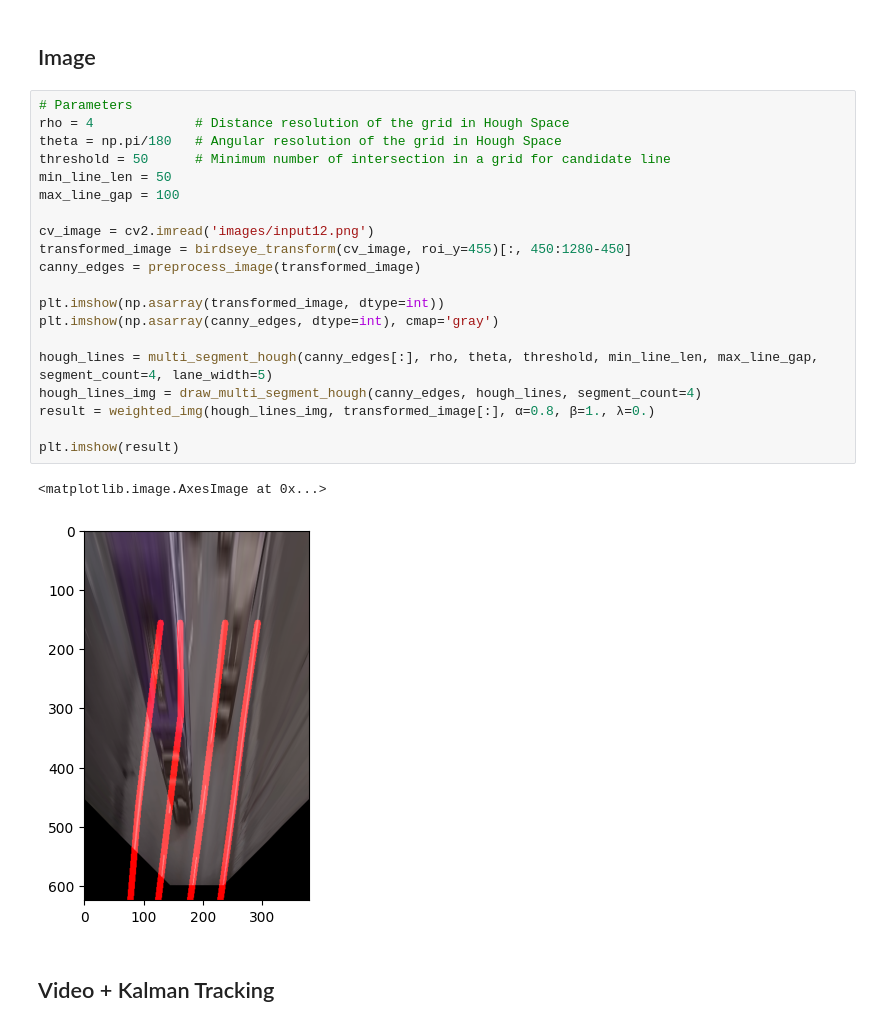
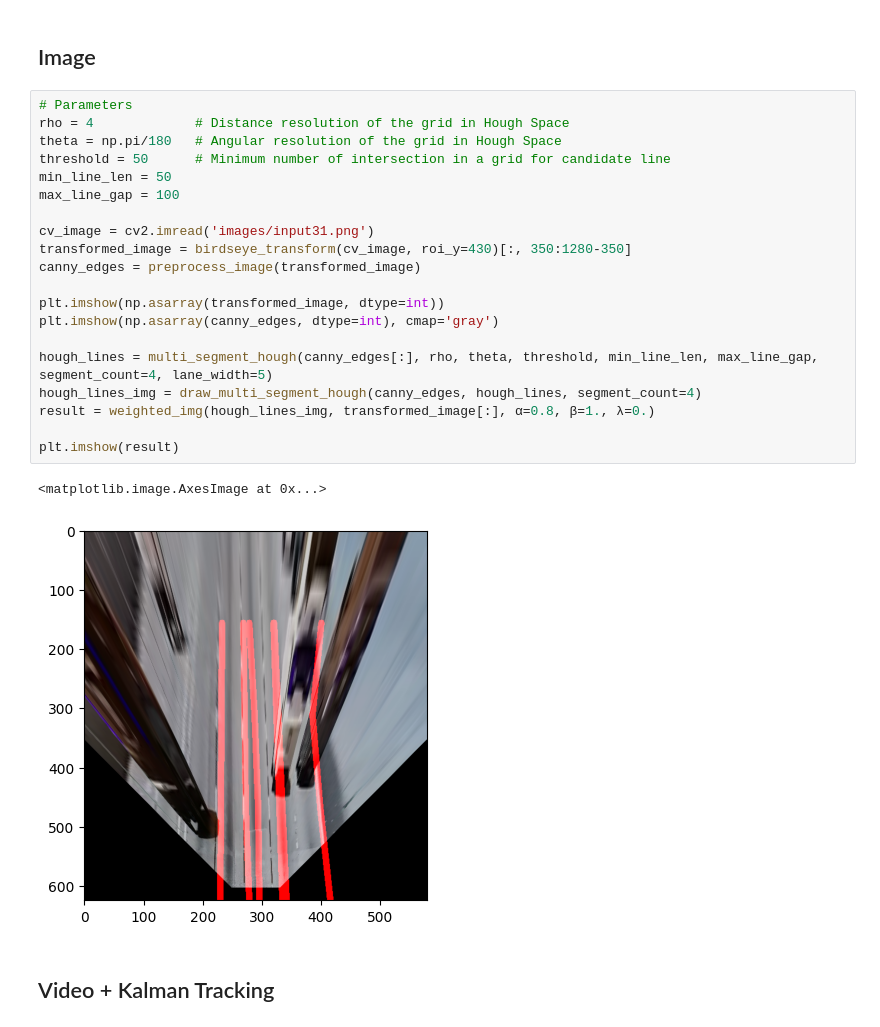
Before and after one commit to bryanahusna/3d-traffic-reconstruction, a Jupyter notebook: main_lane_detection.ipynb, the cells around one changed output. Cells and saved outputs as stored; diff of their text form.

Commit message:
feat: testing image and videos

```diff
--- a/main_lane_detection.ipynb
+++ b/main_lane_detection.ipynb
@@ -193,26 +193,26 @@ def draw_multi_segment_hough(img, lines, segment_count=4):
 # %%
 # Parameters
 rho = 4             # Distance resolution of the grid in Hough Space
 theta = np.pi/180   # Angular resolution of the grid in Hough Space
 threshold = 50      # Minimum number of intersection in a grid for candidate line
 min_line_len = 50
 max_line_gap = 100
 
-cv_image = cv2.imread('images/input12.png')
-transformed_image = birdseye_transform(cv_image, roi_y=455)[:, 450:1280-450]
+cv_image = cv2.imread('images/input31.png')
+transformed_image = birdseye_transform(cv_image, roi_y=430)[:, 350:1280-350]
 canny_edges = preprocess_image(transformed_image)
 
 plt.imshow(np.asarray(transformed_image, dtype=int))
 plt.imshow(np.asarray(canny_edges, dtype=int), cmap='gray')
 
 hough_lines = multi_segment_hough(canny_edges[:], rho, theta, threshold, min_line_len, max_line_gap, segment_count=4, lane_width=5)
 hough_lines_img = draw_multi_segment_hough(canny_edges, hough_lines, segment_count=4)
 result = weighted_img(hough_lines_img, transformed_image[:], α=0.8, β=1., λ=0.)
 
 plt.imshow(result)
 # %% [output]
 <matplotlib.image.AxesImage at 0x...>
-[figure, old version]
+[figure, new version]
 # %% [markdown]
 ## Video + Kalman Tracking
 # %%
```
Also changed, not shown: parts of 1 cell of this notebook, 57 other files.
